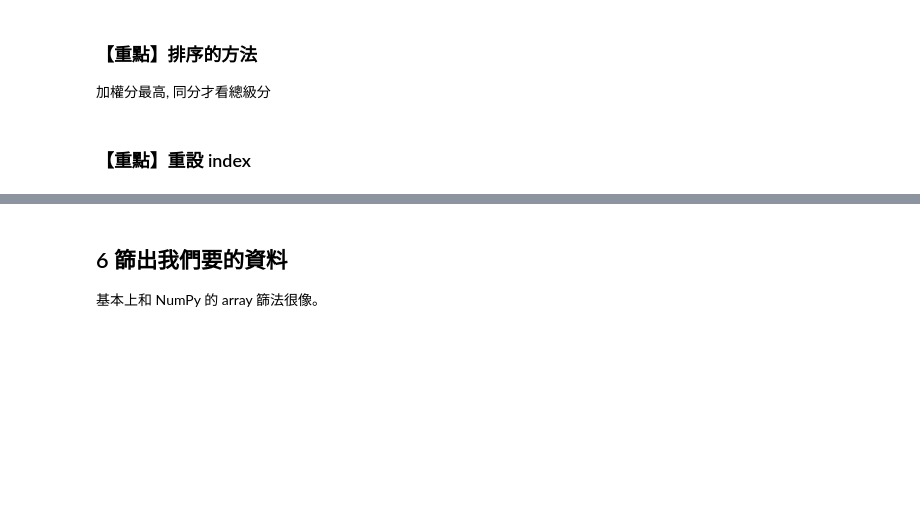
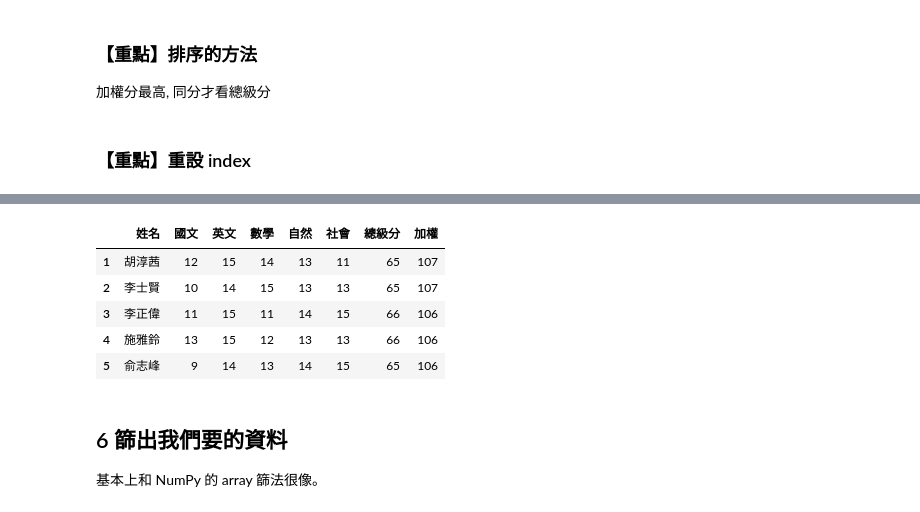
Before and after one commit to YouWeiChenPython/IMLP, a Jupyter notebook: Unit02/02_Pandas數據分析.ipynb, the cells around one changed output, grey strips where cells are left out. Drawn from its saved outputs; the diff is of its cells as text; code cells hidden in the pictures; blank space fills up the shorter version.

```diff
--- a/Unit02/02_Pandas數據分析.ipynb
+++ b/Unit02/02_Pandas數據分析.ipynb
@@ -214,5 +228,7 @@ df
 ### 【重點】排序的方法
 
 加權分最高, 同分才看總級分
+# %%
+df2 = df.sort_values(by=["加權","總級分"], ascending=False)
 # %% [markdown]
 ### 【重點】重設 index
@@ -227,3 +235,13 @@ df
+# %%
+df2.index = range(1,len(df2)+1)
+df2.head()
+# %% [output]
+|  | 姓名 | 國文 | 英文 | 數學 | 自然 | 社會 | 總級分 | 加權 |
+| 1 | 胡淳茜 | 12 | 15 | 14 | 13 | 11 | 65 | 107 |
+| 2 | 李士賢 | 10 | 14 | 15 | 13 | 13 | 65 | 107 |
+| 3 | 李正偉 | 11 | 15 | 11 | 14 | 15 | 66 | 106 |
+| 4 | 施雅鈴 | 13 | 15 | 12 | 13 | 13 | 66 | 106 |
+| 5 | 俞志峰 | 9 | 14 | 13 | 14 | 15 | 65 | 106 |
 # %% [markdown]
 ## 6 篩出我們要的資料
 
```
Also changed, not shown: parts of 10 cells of this notebook.
